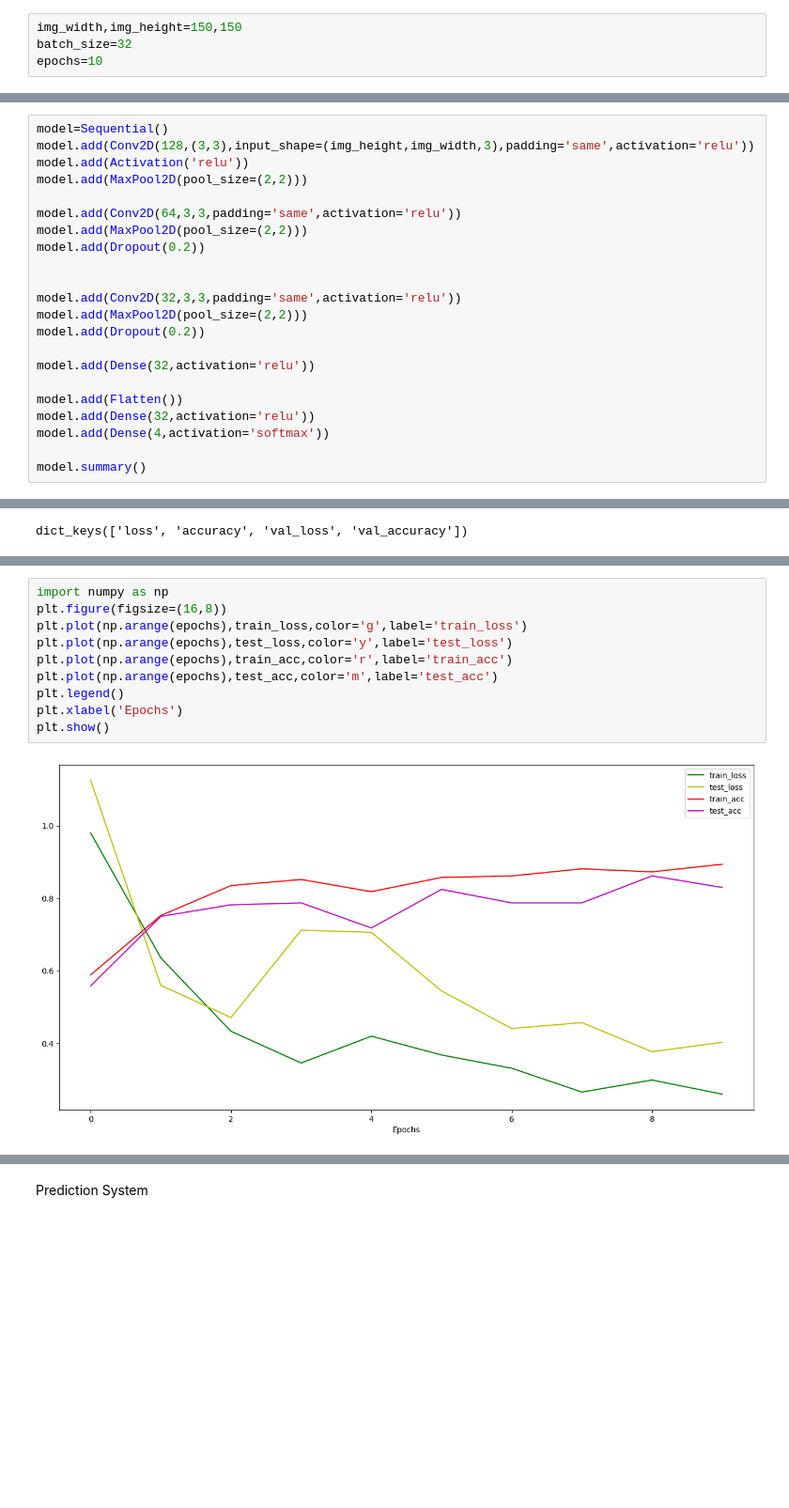
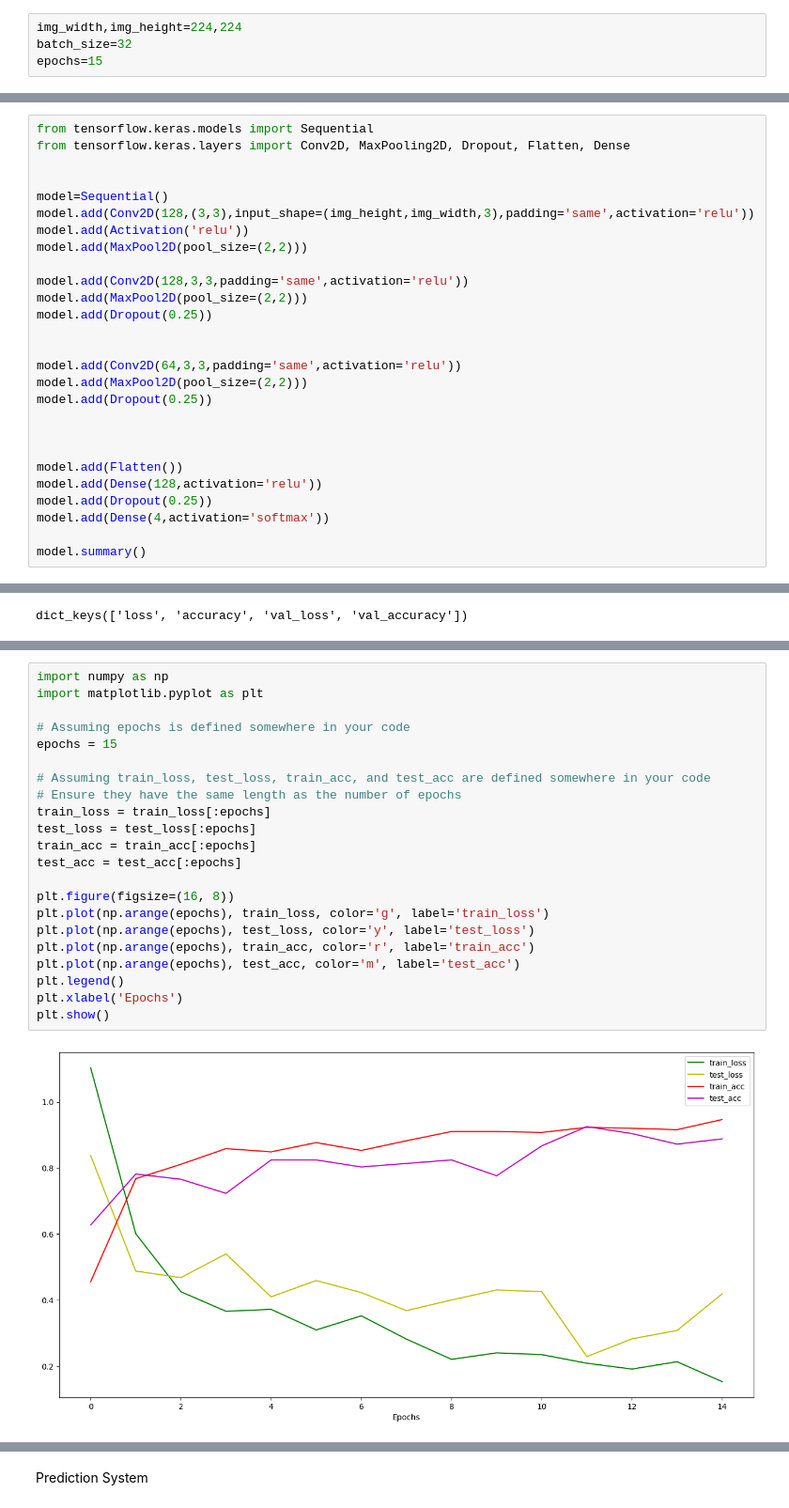
Before and after one commit to Saicharan39/Machine-Learning, a Jupyter notebook: soil_classification.ipynb, the cells around one changed output, grey strips where cells are left out. Shown at 94% size. Cells and saved outputs as stored; diff of their text form; blank space fills up the shorter version.

```diff
--- a/soil_classification.ipynb
+++ b/soil_classification.ipynb
@@ -46,9 +47,9 @@ import cv2
 import numpy as np
 import matplotlib.pyplot as plt
 # %%
-img_width,img_height=150,150
+img_width,img_height=224,224
 batch_size=32
-epochs=10
+epochs=15
 # %%
 path='/content/drive/MyDrive/Soil_Dataset'
 # %%
@@ -137,22 +138,27 @@ Building a convolutional layer
 # %%
+from tensorflow.keras.models import Sequential
+from tensorflow.keras.layers import Conv2D, MaxPooling2D, Dropout, Flatten, Dense
+
+
 model=Sequential()
 model.add(Conv2D(128,(3,3),input_shape=(img_height,img_width,3),padding='same',activation='relu'))
 model.add(Activation('relu'))
 model.add(MaxPool2D(pool_size=(2,2)))
 
+model.add(Conv2D(128,3,3,padding='same',activation='relu'))
+model.add(MaxPool2D(pool_size=(2,2)))
+model.add(Dropout(0.25))
+
+
 model.add(Conv2D(64,3,3,padding='same',activation='relu'))
 model.add(MaxPool2D(pool_size=(2,2)))
-model.add(Dropout(0.2))
+model.add(Dropout(0.25))
 
 
-model.add(Conv2D(32,3,3,padding='same',activation='relu'))
-model.add(MaxPool2D(pool_size=(2,2)))
-model.add(Dropout(0.2))
-
-model.add(Dense(32,activation='relu'))
 
 model.add(Flatten())
-model.add(Dense(32,activation='relu'))
+model.add(Dense(128,activation='relu'))
+model.add(Dropout(0.25))
 model.add(Dense(4,activation='softmax'))
 
 model.summary()
@@ -265,15 +288,27 @@ test_acc
 # %%
 import numpy as np
-plt.figure(figsize=(16,8))
-plt.plot(np.arange(epochs),train_loss,color='g',label='train_loss')
-plt.plot(np.arange(epochs),test_loss,color='y',label='test_loss')
-plt.plot(np.arange(epochs),train_acc,color='r',label='train_acc')
-plt.plot(np.arange(epochs),test_acc,color='m',label='test_acc')
+import matplotlib.pyplot as plt
+
+# Assuming epochs is defined somewhere in your code
+epochs = 15
+
+# Assuming train_loss, test_loss, train_acc, and test_acc are defined somewhere in your code
+# Ensure they have the same length as the number of epochs
+train_loss = train_loss[:epochs]
+test_loss = test_loss[:epochs]
+train_acc = train_acc[:epochs]
+test_acc = test_acc[:epochs]
+
+plt.figure(figsize=(16, 8))
+plt.plot(np.arange(epochs), train_loss, color='g', label='train_loss')
+plt.plot(np.arange(epochs), test_loss, color='y', label='test_loss')
+plt.plot(np.arange(epochs), train_acc, color='r', label='train_acc')
+plt.plot(np.arange(epochs), test_acc, color='m', label='test_acc')
 plt.legend()
 plt.xlabel('Epochs')
 plt.show()
 # %% [output]
-[figure, old version]
+[figure, new version]
 # %%
 loss,acc=model.evaluate(test)
 print('Test Loss:',loss)
```
Also changed, not shown: parts of 16 cells of this notebook.
